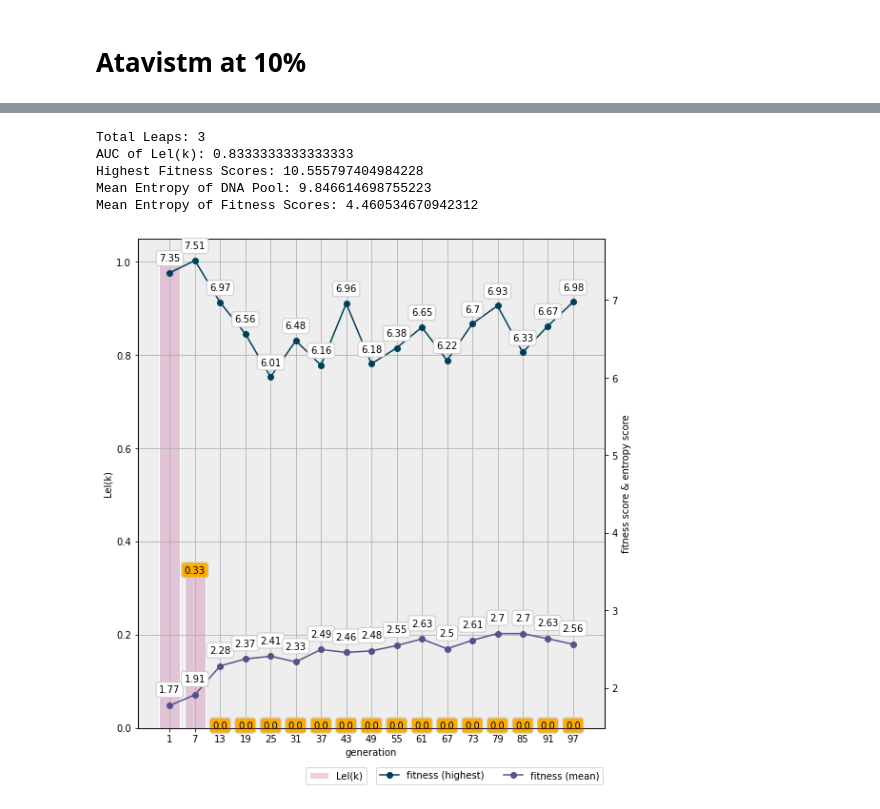
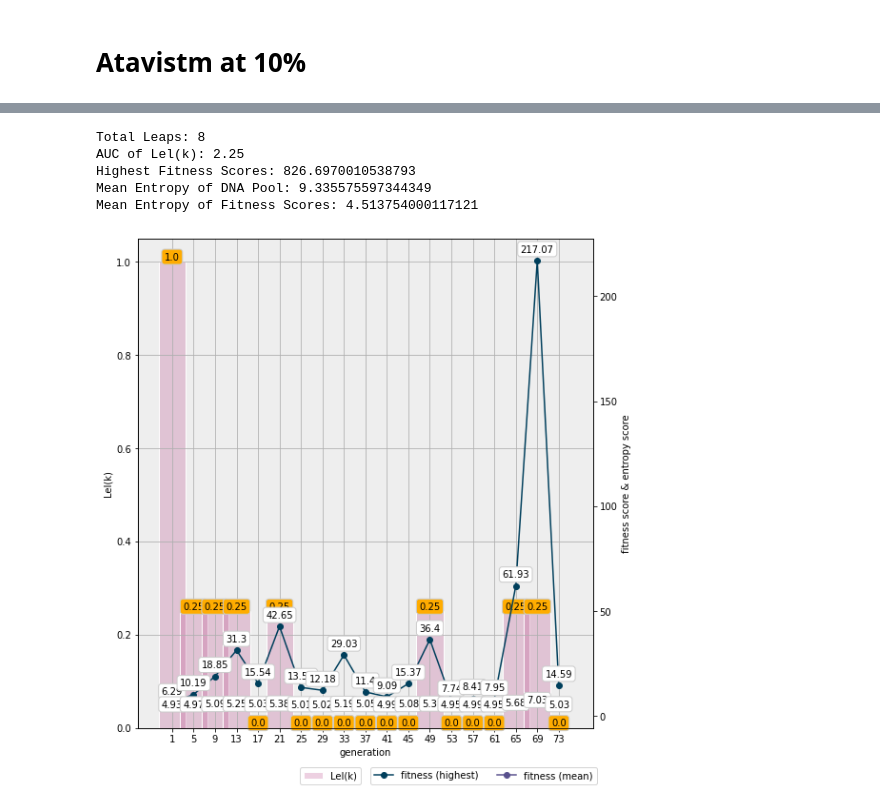
Before and after one commit to hudsonmendes/uolondon-cm3020-ai, a Jupyter notebook: midterms/evaluation/eval.ipynb, the cells around one changed output, grey strips where cells are left out. Cells and saved outputs as stored; diff of their text form; code cells hidden in the pictures.

```diff
--- a/midterms/evaluation/eval.ipynb
+++ b/midterms/evaluation/eval.ipynb
@@ -331,9 +279,9 @@ Mean Entropy of Fitness Scores: 4.458235627165753
 # %%
-plot_fitness_over_generations(df=summary_per_variant.get('atavism=0.1/pmr=0.25/pma=0.15'), fitent_yadjust=-0.02, meanfit_yadjust=-0.375)
+plot_fitness_over_generations(df=summary_per_variant.get('atavism=0.25/pmr=0.25/pma=-0.05'), fitent_yadjust=-0.015, meanfit_yadjust=-0.375)
 # %% [output]
-Total Leaps: 3
-AUC of Lel(k): 0.8333333333333333
-Highest Fitness Scores: 10.555797404984228
-Mean Entropy of DNA Pool: 9.846614698755223
-Mean Entropy of Fitness Scores: 4.460534670942312
+Total Leaps: 8
+AUC of Lel(k): 2.25
+Highest Fitness Scores: 826.6970010538793
+Mean Entropy of DNA Pool: 9.335575597344349
+Mean Entropy of Fitness Scores: 4.513754000117121
-[figure, old version]
+[figure, new version]
```
Also changed, not shown: parts of 26 cells of this notebook, 6 other files.
